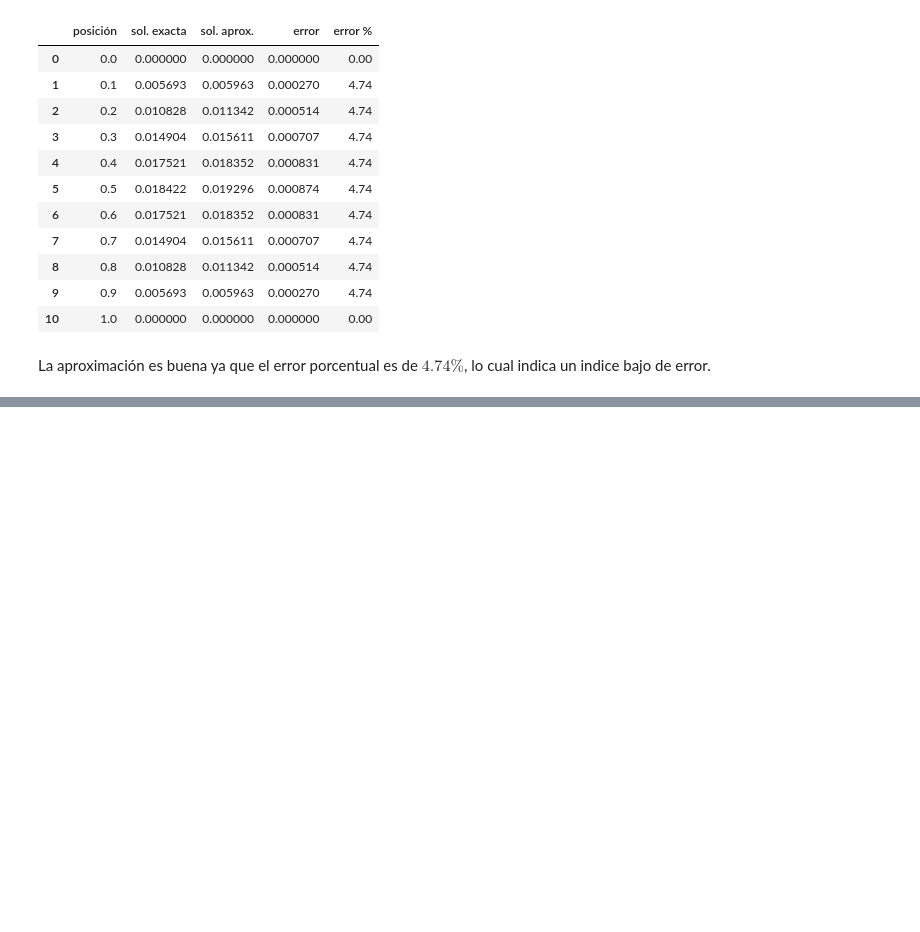
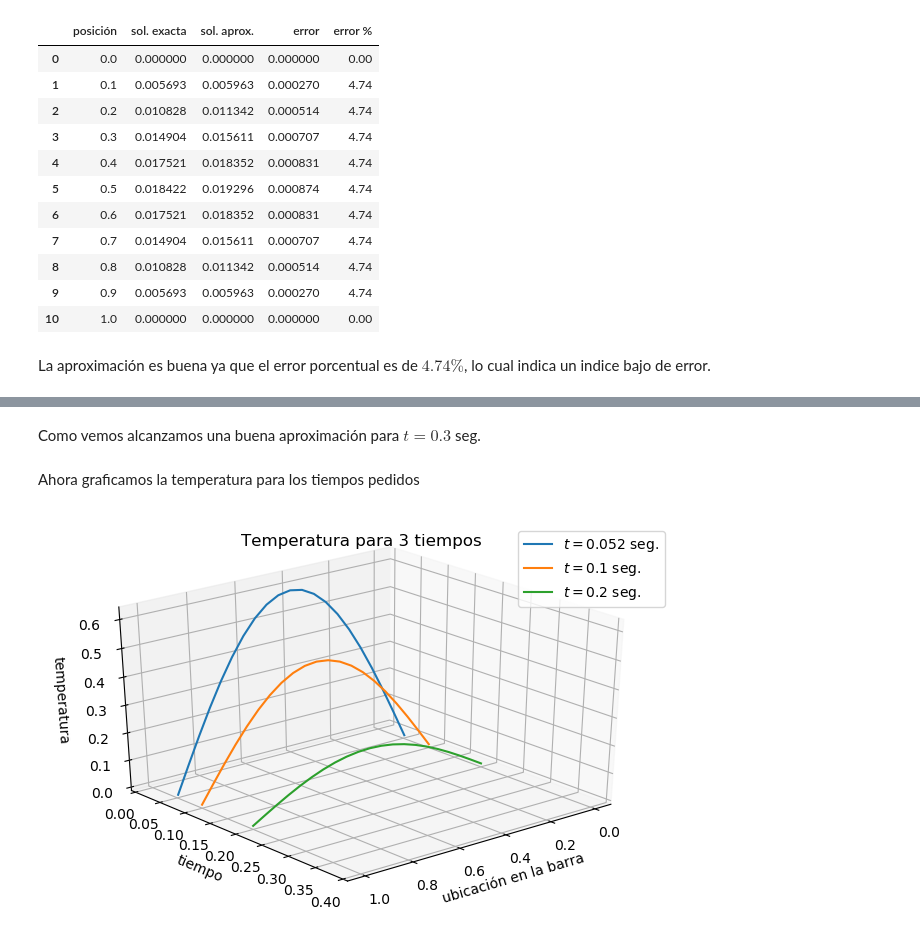
Before and after one commit to Coracaos/Metodos-Numericos-EDP, a Jupyter notebook: practica01.ipynb, the cells around one changed output, grey strips where cells are left out. Drawn from its saved outputs; the diff is of its cells as text; code cells hidden in the pictures; blank space fills up the shorter version.

```diff
--- a/practica01.ipynb
+++ b/practica01.ipynb
@@ -230,0 +365,7 @@ La aproximación es buena ya que el error porcentual es de $4.74 \%$, lo cual in
+# %%
+solutions = mt.metodoExplicito(0.9, 1, 0.3, 0.05, 0.001, lambda x: np.sin(np.pi*x), lambda x: 0, lambda x: 0)
+# %%
+xs = np.linspace(0,1,21)
+t = 0.3
+
+sol = np.exp(-0.9*(np.pi**2)*t)*np.sin(np.pi*xs)
@@ -230,0 +392,27 @@ La aproximación es buena ya que el error porcentual es de $4.74 \%$, lo cual in
+# %% [markdown]
+Como vemos alcanzamos una buena aproximación para $t=0.3$ seg.
+# %% [markdown]
+Ahora graficamos la temperatura para los tiempos pedidos
+# %%
+fig = plt.figure(figsize=(8.0, 5.0), dpi = 100)
+ax = fig.add_subplot(111, projection="3d")
+
+ys_t1 = np.full(21, 0.052)
+ys_t2 = np.full(21, 0.1)
+ys_t3 = np.full(21, 0.2)
+
+ax.plot(xs, ys_t1, solutions[52], label="$t=0.052$ seg.")
+ax.plot(xs, ys_t2, solutions[100], label="$t=0.1$ seg.")
+ax.plot(xs, ys_t3, solutions[200], label="$t=0.2$ seg.")
+
+
+ax.set_ylim(0.0,0.4)
+ax.view_init(30, 50)
+ax.legend()
+ax.set_zlabel("temperatura")
+ax.set_xlabel("ubicación en la barra")
+ax.set_ylabel("tiempo")
+ax.set_title("Temperatura para 3 tiempos")
+plt.show()
+# %% [output]
+[figure, added]
```
Also changed, not shown: parts of 18 cells of this notebook.
